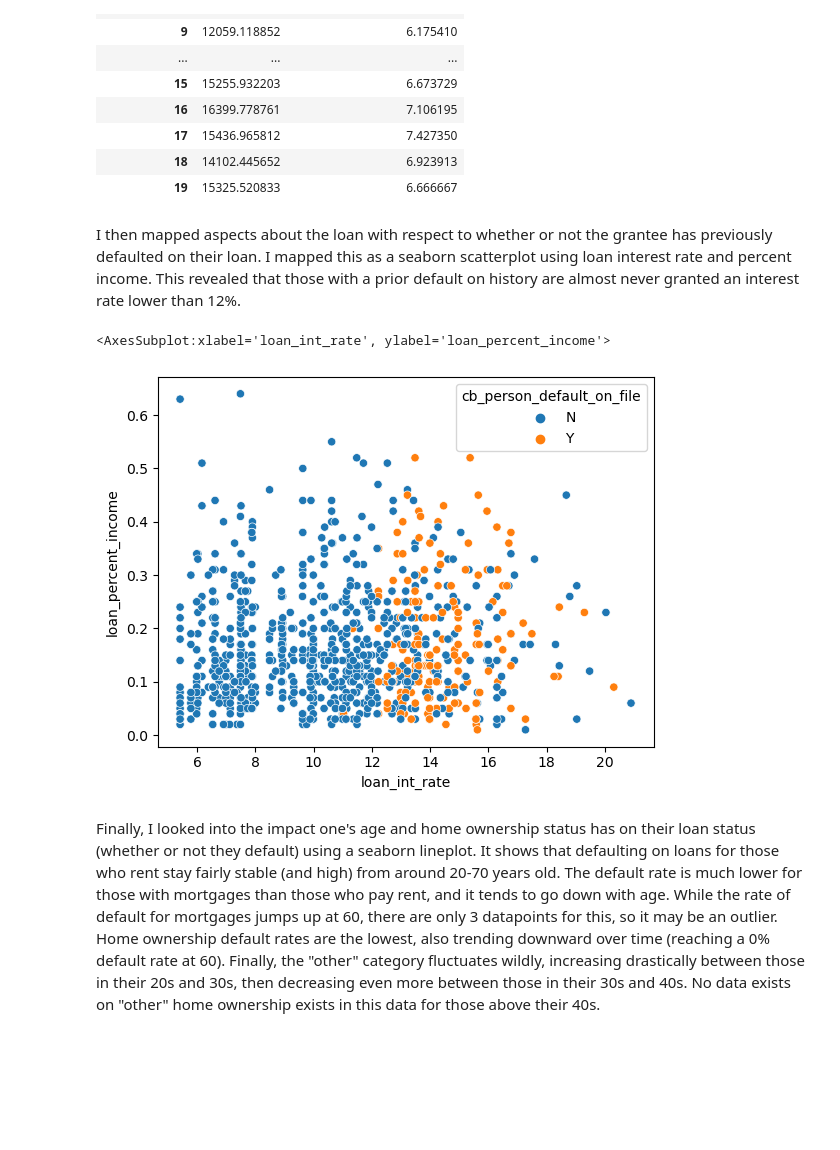
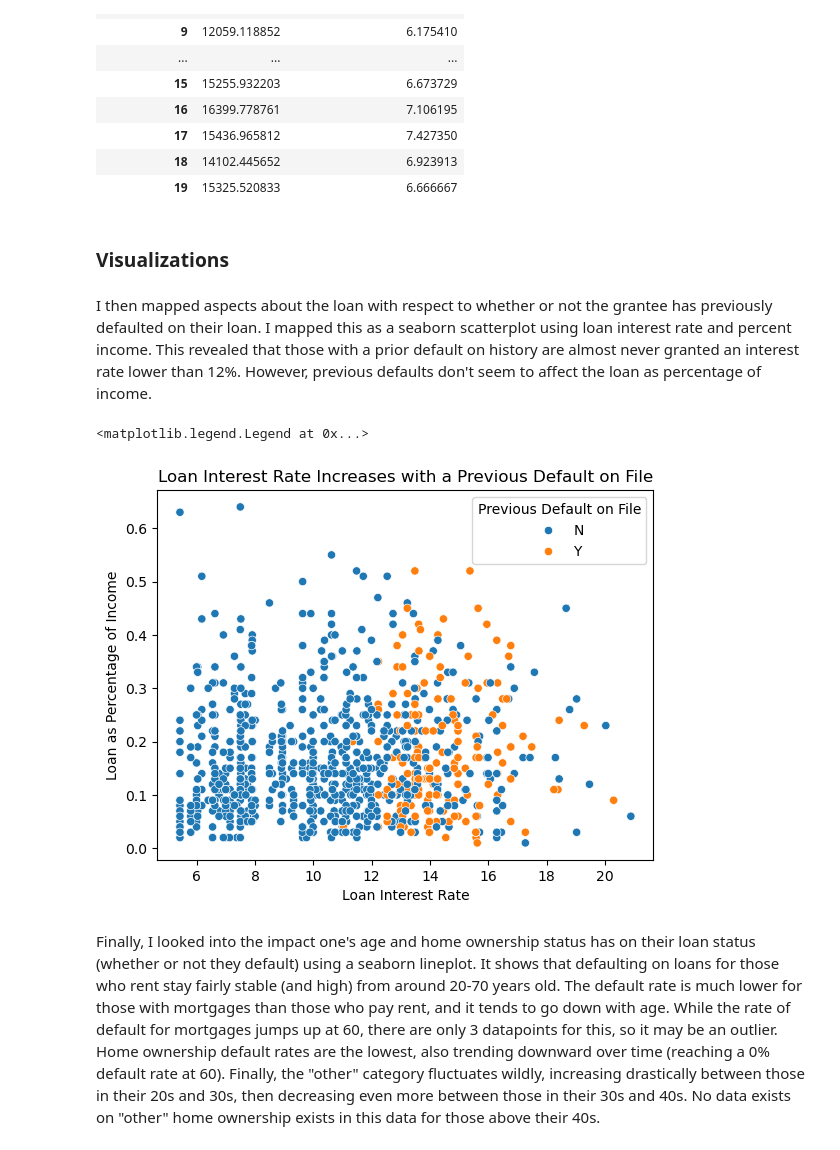
Before and after one commit to jblake05/ml-0451, a Jupyter notebook: posts/optimal-decision-making/optimal.ipynb, the cells around one changed output. Cells and saved outputs as stored; diff of their text form; code cells hidden in the pictures; blank space fills up the shorter version.

```diff
--- a/posts/optimal-decision-making/optimal.ipynb
+++ b/posts/optimal-decision-making/optimal.ipynb
@@ -59,16 +61,22 @@ df_train.groupby(["income_group"])[["loan_amnt", "cb_person_cred_hist_length"]].
 | 17 | 15436.965812 | 7.427350 |
 | 18 | 14102.445652 | 6.923913 |
 | 19 | 15325.520833 | 6.666667 |
+# %% [markdown]
+### Visualizations
 # %% [markdown]
-I then mapped aspects about the loan with respect to whether or not the grantee has previously defaulted on their loan. I mapped this as a seaborn scatterplot using loan interest rate and percent income. This revealed that those with a prior default on history are almost never granted an interest rate lower than 12%.
+I then mapped aspects about the loan with respect to whether or not the grantee has previously defaulted on their loan. I mapped this as a seaborn scatterplot using loan interest rate and percent income. This revealed that those with a prior default on history are almost never granted an interest rate lower than 12%. However, previous defaults don't seem to affect the loan as percentage of income.
 # %%
 import matplotlib.pyplot as plt
 import seaborn as sns
 
-sns.scatterplot(data=df_train[:1000], x="loan_int_rate", y="loan_percent_income", hue="cb_person_default_on_file")
+g1 = sns.scatterplot(data=df_train[:1000], x="loan_int_rate", y="loan_percent_income", hue="cb_person_default_on_file")
+g1.set_title("Loan Interest Rate Increases with a Previous Default on File")
+g1.set_xlabel("Loan Interest Rate")
+g1.set_ylabel("Loan as Percentage of Income")
+plt.legend(title="Previous Default on File")
 # %% [output]
-<AxesSubplot:xlabel='loan_int_rate', ylabel='loan_percent_income'>
+<matplotlib.legend.Legend at 0x...>
-[figure, old version]
+[figure, new version]
 # %% [markdown]
 Finally, I looked into the impact one's age and home ownership status has on their loan status (whether or not they default) using a seaborn lineplot. It shows that defaulting on loans for those who rent stay fairly stable (and high) from around 20-70 years old. The default rate is much lower for those with mortgages than those who pay rent, and it tends to go down with age. While the rate of default for mortgages jumps up at 60, there are only 3 datapoints for this, so it may be an outlier. Home ownership default rates are the lowest, also trending downward over time (reaching a 0% default rate at 60). Finally, the "other" category fluctuates wildly, increasing drastically between those in their 20s and 30s, then decreasing even more between those in their 30s and 40s. No data exists on "other" home ownership exists in this data for those above their 40s.
 # %%
```
Also changed, not shown: parts of 8 cells of this notebook, 1 other file.
